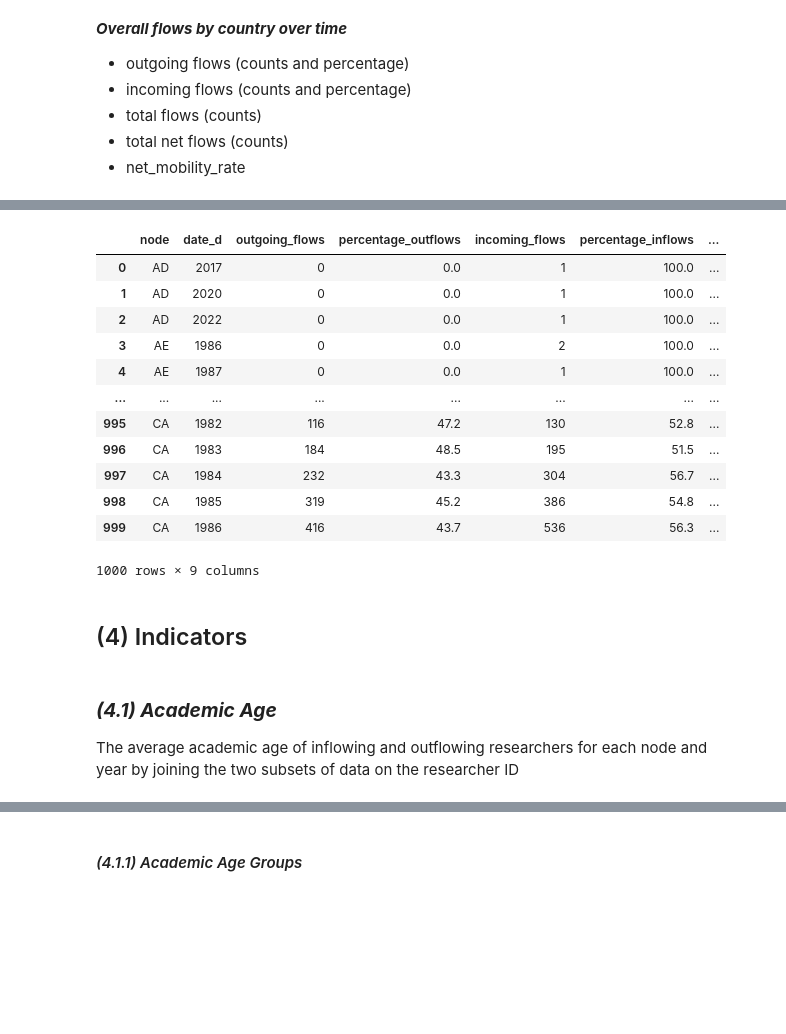
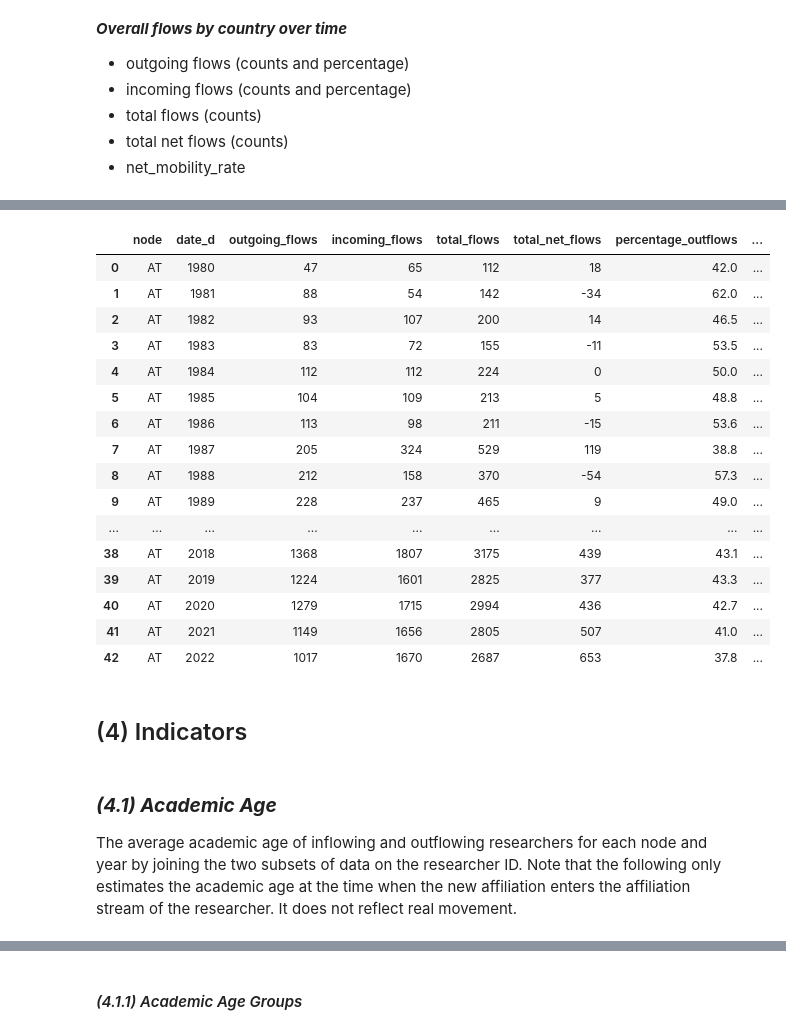
Before and after one commit to MarciaFG/SciFlows-notebooks, a Jupyter notebook: DEBUG_COUNTRY_Flows_1980_2022_first_level_for.ipynb, the cells around one changed output, grey strips where cells are left out. Drawn from its saved outputs; the diff is of its cells as text; code cells hidden in the pictures; blank space fills up the shorter version.

```diff
--- a/DEBUG_COUNTRY_Flows_1980_2022_first_level_for.ipynb
+++ b/DEBUG_COUNTRY_Flows_1980_2022_first_level_for.ipynb
@@ -598,28 +756,33 @@ LIMIT 50;
 # %%
 %%bigquery --project $project_id
 -- Check the table
 SELECT *
 FROM cshdimensionstest.test.flows_1980_2022_country_total_flows_agg
+WHERE node = "AT"
 ORDER BY
   node,
   date_d
-LIMIT 1000;
+LIMIT 100;
 # %% [output]
-|  | node | date_d | outgoing_flows | percentage_outflows | incoming_flows | percentage_inflows | ... |
-| 0 | AD | 2017 | 0 | 0.0 | 1 | 100.0 | ... |
-| 1 | AD | 2020 | 0 | 0.0 | 1 | 100.0 | ... |
-| 2 | AD | 2022 | 0 | 0.0 | 1 | 100.0 | ... |
-| 3 | AE | 1986 | 0 | 0.0 | 2 | 100.0 | ... |
-| 4 | AE | 1987 | 0 | 0.0 | 1 | 100.0 | ... |
-| ... | ... | ... | ... | ... | ... | ... | ... |
-| 995 | CA | 1982 | 116 | 47.2 | 130 | 52.8 | ... |
-| 996 | CA | 1983 | 184 | 48.5 | 195 | 51.5 | ... |
-| 997 | CA | 1984 | 232 | 43.3 | 304 | 56.7 | ... |
-| 998 | CA | 1985 | 319 | 45.2 | 386 | 54.8 | ... |
-| 999 | CA | 1986 | 416 | 43.7 | 536 | 56.3 | ... |
+|  | node | date_d | outgoing_flows | incoming_flows | total_flows | total_net_flows | percentage_outflows | ... |
+| 0 | AT | 1980 | 47 | 65 | 112 | 18 | 42.0 | ... |
+| 1 | AT | 1981 | 88 | 54 | 142 | -34 | 62.0 | ... |
+| 2 | AT | 1982 | 93 | 107 | 200 | 14 | 46.5 | ... |
+| 3 | AT | 1983 | 83 | 72 | 155 | -11 | 53.5 | ... |
+| 4 | AT | 1984 | 112 | 112 | 224 | 0 | 50.0 | ... |
+| 5 | AT | 1985 | 104 | 109 | 213 | 5 | 48.8 | ... |
+| 6 | AT | 1986 | 113 | 98 | 211 | -15 | 53.6 | ... |
+| 7 | AT | 1987 | 205 | 324 | 529 | 119 | 38.8 | ... |
+| 8 | AT | 1988 | 212 | 158 | 370 | -54 | 57.3 | ... |
+| 9 | AT | 1989 | 228 | 237 | 465 | 9 | 49.0 | ... |
+| ... | ... | ... | ... | ... | ... | ... | ... | ... |
+| 38 | AT | 2018 | 1368 | 1807 | 3175 | 439 | 43.1 | ... |
+| 39 | AT | 2019 | 1224 | 1601 | 2825 | 377 | 43.3 | ... |
+| 40 | AT | 2020 | 1279 | 1715 | 2994 | 436 | 42.7 | ... |
+| 41 | AT | 2021 | 1149 | 1656 | 2805 | 507 | 41.0 | ... |
+| 42 | AT | 2022 | 1017 | 1670 | 2687 | 653 | 37.8 | ... |
-1000 rows × 9 columns
 # %% [markdown]
 ## (4) Indicators
 # %% [markdown]
 ### ***(4.1) Academic Age***
-The average academic age of inflowing and outflowing researchers for each node and year by joining the two subsets of data on the researcher ID
+The average academic age of inflowing and outflowing researchers for each node and year by joining the two subsets of data on the researcher ID. Note that the following only estimates the academic age at the time when the new affiliation enters the affiliation stream of the researcher. It does not reflect real movement.
```
Also changed, not shown: parts of 76 cells of this notebook.
